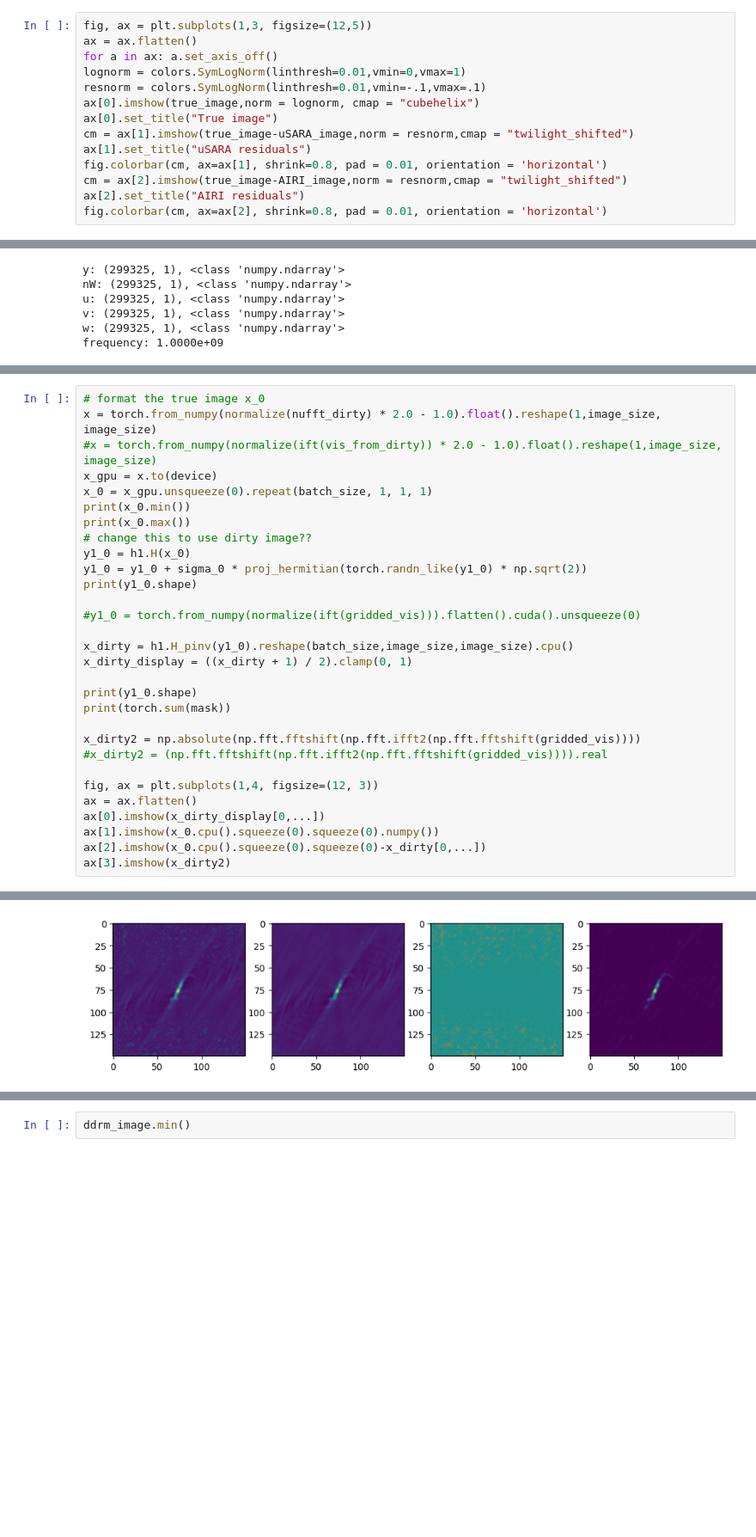
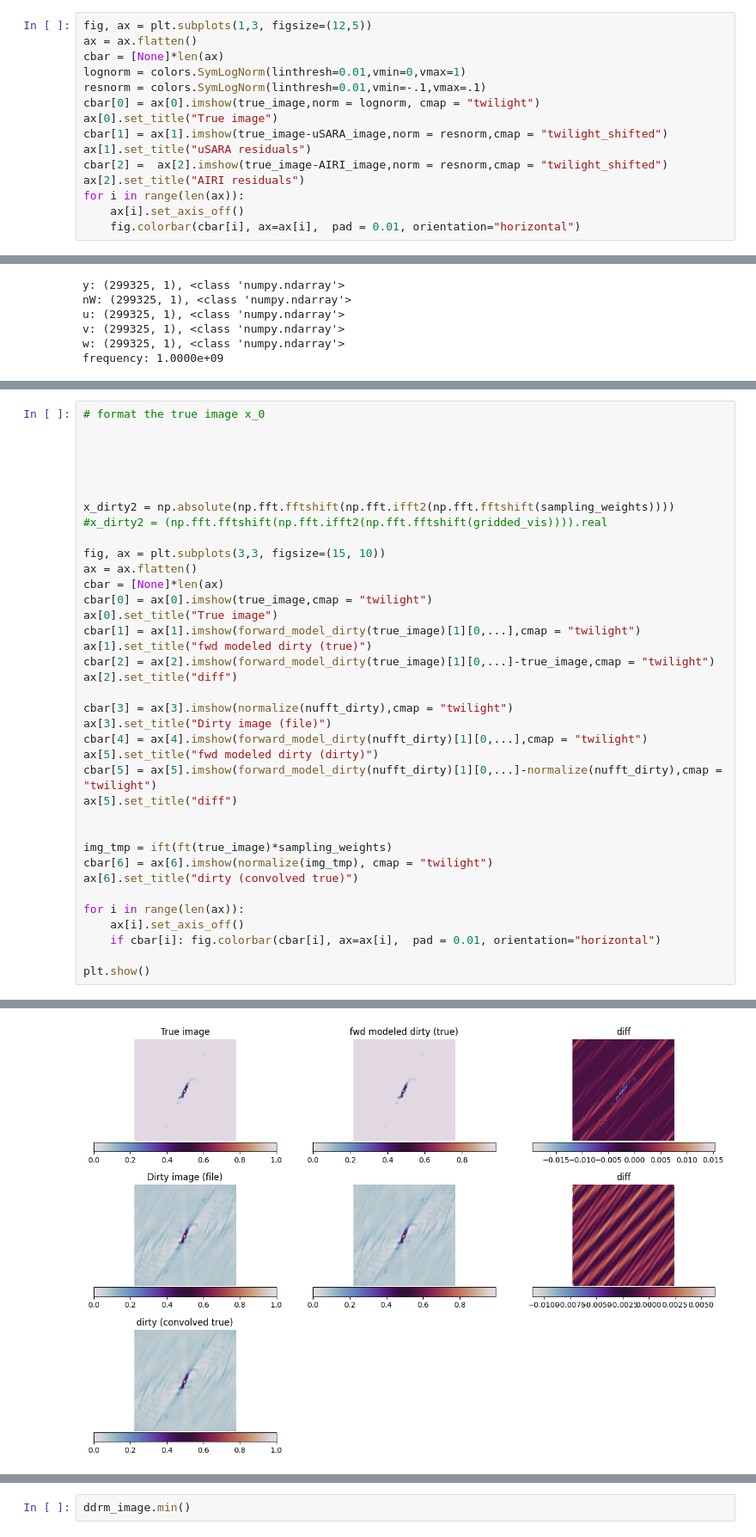
Before and after one commit to epfl-radio-astro/diffusionRI, a Jupyter notebook: ddrm_vs_usara.ipynb, the cells around one changed output, grey strips where cells are left out. Shown at 86% size. Saved outputs shown, nothing was run; the diff lists cells and outputs as text; blank space fills up the shorter version.

```diff
--- a/ddrm_vs_usara.ipynb
+++ b/ddrm_vs_usara.ipynb
@@ -79,15 +102,16 @@ ax[9].imshow(AIRI_image,norm = lognorm,cmap = "twilight")
 # %%
 fig, ax = plt.subplots(1,3, figsize=(12,5))
 ax = ax.flatten()
-for a in ax: a.set_axis_off()
+cbar = [None]*len(ax)
 lognorm = colors.SymLogNorm(linthresh=0.01,vmin=0,vmax=1)
 resnorm = colors.SymLogNorm(linthresh=0.01,vmin=-.1,vmax=.1)
-ax[0].imshow(true_image,norm = lognorm, cmap = "cubehelix")
+cbar[0] = ax[0].imshow(true_image,norm = lognorm, cmap = "twilight")
 ax[0].set_title("True image")
-cm = ax[1].imshow(true_image-uSARA_image,norm = resnorm,cmap = "twilight_shifted")
+cbar[1] = ax[1].imshow(true_image-uSARA_image,norm = resnorm,cmap = "twilight_shifted")
 ax[1].set_title("uSARA residuals")
-fig.colorbar(cm, ax=ax[1], shrink=0.8, pad = 0.01, orientation = 'horizontal')
-cm = ax[2].imshow(true_image-AIRI_image,norm = resnorm,cmap = "twilight_shifted")
+cbar[2] =  ax[2].imshow(true_image-AIRI_image,norm = resnorm,cmap = "twilight_shifted")
 ax[2].set_title("AIRI residuals")
-fig.colorbar(cm, ax=ax[2], shrink=0.8, pad = 0.01, orientation = 'horizontal')
+for i in range(len(ax)):
+    ax[i].set_axis_off()
+    fig.colorbar(cbar[i], ax=ax[i],  pad = 0.01, orientation="horizontal")
 # %% [output]
@@ -327,31 +290,38 @@ ift(gridded_vis).shape
 # %%
 # format the true image x_0
-x = torch.from_numpy(normalize(nufft_dirty) * 2.0 - 1.0).float().reshape(1,image_size, image_size)
-#x = torch.from_numpy(normalize(ift(vis_from_dirty)) * 2.0 - 1.0).float().reshape(1,image_size, image_size)
-x_gpu = x.to(device)
-x_0 = x_gpu.unsqueeze(0).repeat(batch_size, 1, 1, 1)
-print(x_0.min())
-print(x_0.max())
-# change this to use dirty image??
-y1_0 = h1.H(x_0)
-y1_0 = y1_0 + sigma_0 * proj_hermitian(torch.randn_like(y1_0) * np.sqrt(2))
-print(y1_0.shape)
 
-#y1_0 = torch.from_numpy(normalize(ift(gridded_vis))).flatten().cuda().unsqueeze(0)
 
-x_dirty = h1.H_pinv(y1_0).reshape(batch_size,image_size,image_size).cpu()
-x_dirty_display = ((x_dirty + 1) / 2).clamp(0, 1)
 
-print(y1_0.shape)
-print(torch.sum(mask))
 
-x_dirty2 = np.absolute(np.fft.fftshift(np.fft.ifft2(np.fft.fftshift(gridded_vis))))
+
+x_dirty2 = np.absolute(np.fft.fftshift(np.fft.ifft2(np.fft.fftshift(sampling_weights))))
 #x_dirty2 = (np.fft.fftshift(np.fft.ifft2(np.fft.fftshift(gridded_vis)))).real
 
-fig, ax = plt.subplots(1,4, figsize=(12, 3))
+fig, ax = plt.subplots(3,3, figsize=(15, 10))
 ax = ax.flatten()
-ax[0].imshow(x_dirty_display[0,...])
-ax[1].imshow(x_0.cpu().squeeze(0).squeeze(0).numpy())
-ax[2].imshow(x_0.cpu().squeeze(0).squeeze(0)-x_dirty[0,...])
-ax[3].imshow(x_dirty2)
+cbar = [None]*len(ax)
+cbar[0] = ax[0].imshow(true_image,cmap = "twilight")
+ax[0].set_title("True image")
+cbar[1] = ax[1].imshow(forward_model_dirty(true_image)[1][0,...],cmap = "twilight")
+ax[1].set_title("fwd modeled dirty (true)")
+cbar[2] = ax[2].imshow(forward_model_dirty(true_image)[1][0,...]-true_image,cmap = "twilight")
+ax[2].set_title("diff")
+
+cbar[3] = ax[3].imshow(normalize(nufft_dirty),cmap = "twilight")
+ax[3].set_title("Dirty image (file)")
+cbar[4] = ax[4].imshow(forward_model_dirty(nufft_dirty)[1][0,...],cmap = "twilight")
+ax[5].set_title("fwd modeled dirty (dirty)")
+cbar[5] = ax[5].imshow(forward_model_dirty(nufft_dirty)[1][0,...]-normalize(nufft_dirty),cmap = "twilight")
+ax[5].set_title("diff")
+
+
+img_tmp = ift(ft(true_image)*sampling_weights)
+cbar[6] = ax[6].imshow(normalize(img_tmp), cmap = "twilight")
+ax[6].set_title("dirty (convolved true)")
+
+for i in range(len(ax)):
+    ax[i].set_axis_off()
+    if cbar[i]: fig.colorbar(cbar[i], ax=ax[i],  pad = 0.01, orientation="horizontal")
+
+plt.show()
 # %% [output]
@@ -364 +328 @@ tensor(8084)
-[figure, old version]
+[figure, new version]
```
Also changed, not shown: parts of 21 cells of this notebook, 13 other files.
